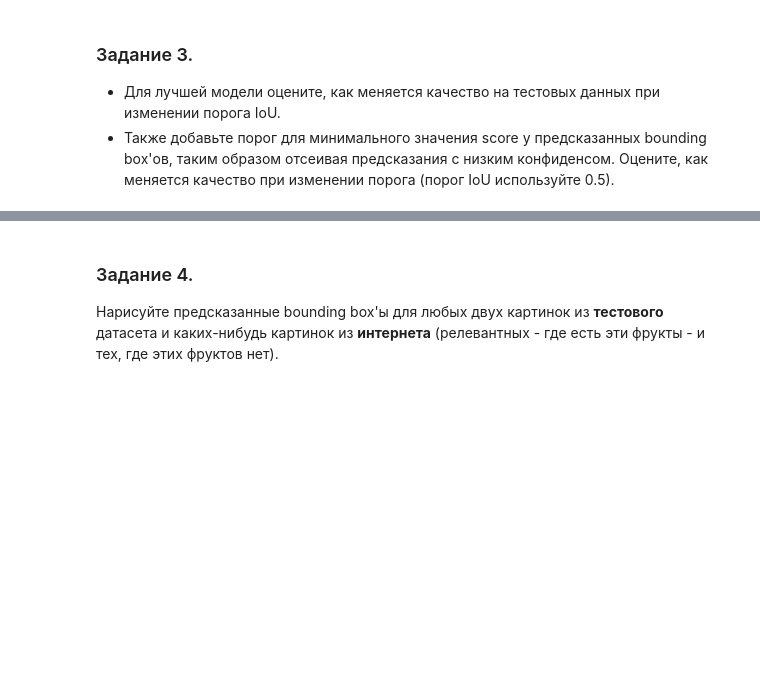
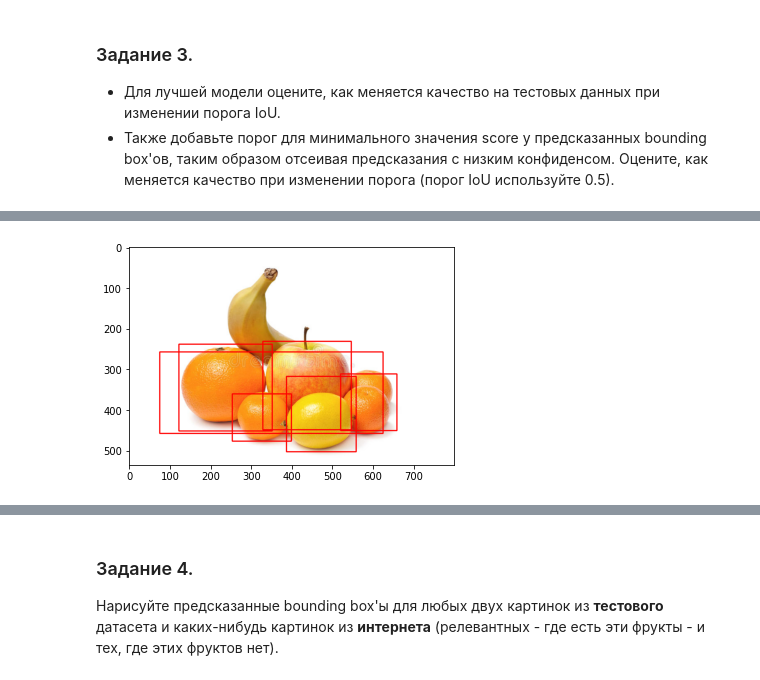
Before and after one commit to SmirnovGrigory/IAD_ml_lab2, a Jupyter notebook: Modern_ML.Lab_2.Object_Detection.ipynb, the cells around one changed output, grey strips where cells are left out. Saved outputs shown, nothing was run; the diff lists cells and outputs as text; code cells hidden in the pictures; blank space fills up the shorter version.

```diff
--- a/Modern_ML.Lab_2.Object_Detection.ipynb
+++ b/Modern_ML.Lab_2.Object_Detection.ipynb
@@ -474,0 +488,4 @@ draw_bboxes(fd[23][0].reshape([1,3,535,800]),pred)
+# %%
+draw_bboxes(fd[23][0].reshape([1,3,535,800]),pred, confidence=0.9)
+# %% [output]
+[figure, added]
```
Also changed, not shown: parts of 63 cells of this notebook.
